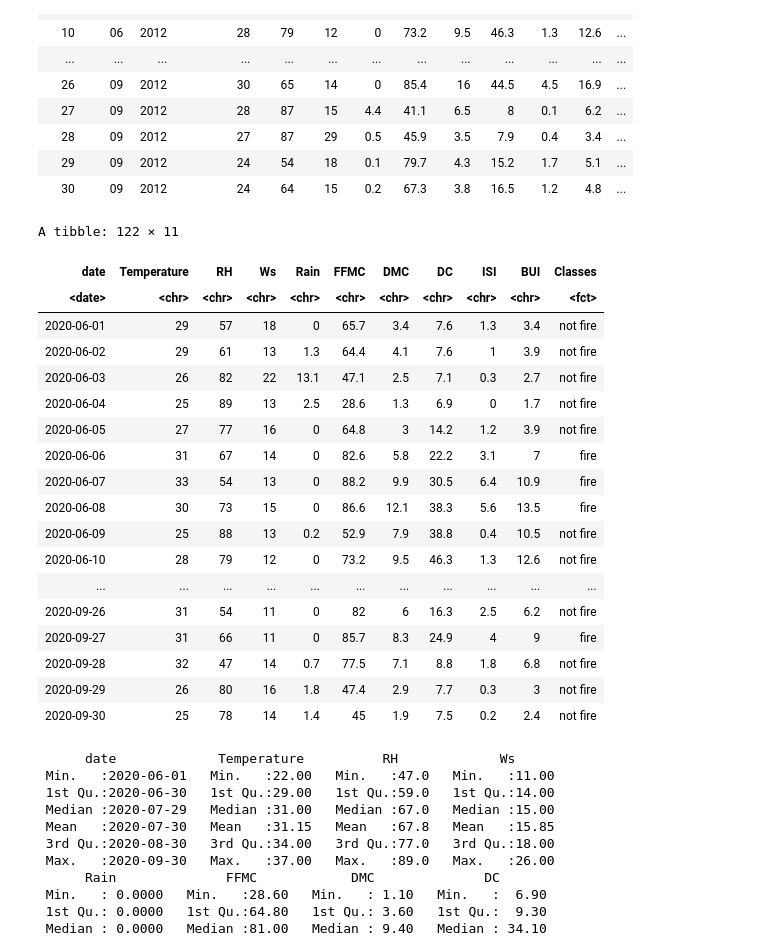
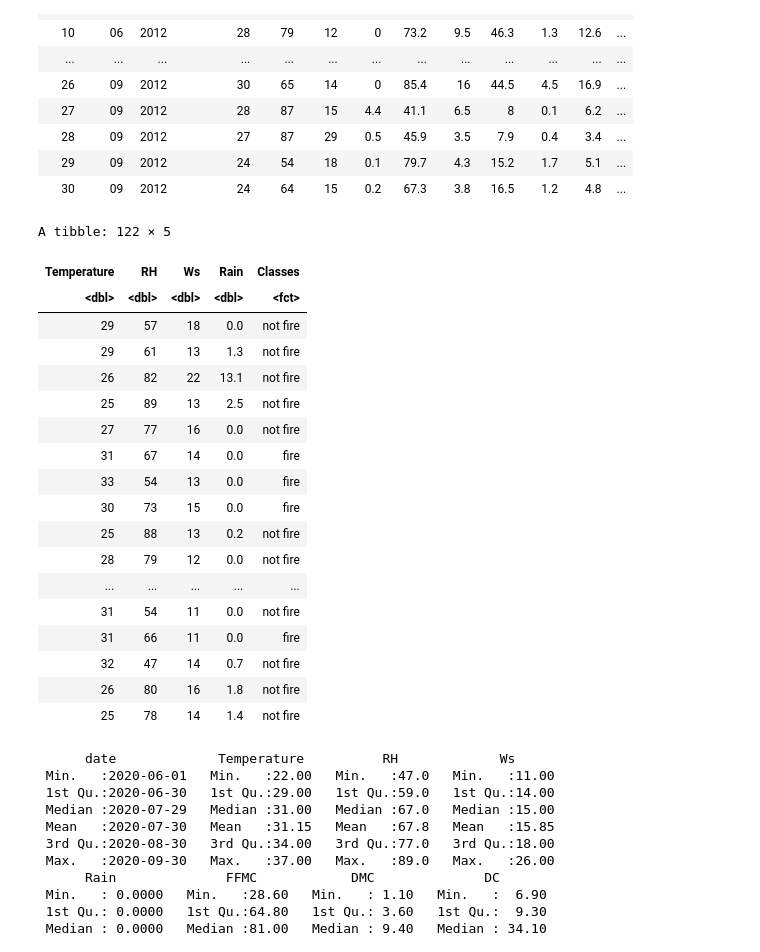
Before and after one commit to lufinot/DTSC-G18-V2, a Jupyter notebook: projectt.ipynb, the cells around one changed output. Cells and saved outputs as stored; diff of their text form; code cells hidden in the pictures.

```diff
--- a/projectt.ipynb
+++ b/projectt.ipynb
@@ -87,45 +87,43 @@ A spec_tbl_df: 246 × 14
 # %%
 #make class as factor. turn month day year into date.
 #select all columns except fwi, month, day year
 #re order columns so date first
 # take only rows from first region
 df <- fire_df %>%
-        mutate(Classes = as.factor(Classes), date = as.Date(paste(month, day, year, sep = "."), format = "%m.%d.%y")) %>%
-        select(-FWI, -month, -year, -day) %>%
-        select(date, everything()) %>%
+        mutate(Classes = as.factor(Classes)) %>%
+        select(Temperature, RH, Ws, Rain, Classes) %>%
         slice(1:122)
-df
 
 
 #make all rows except classes as numeric
-df[, 2:10] <- sapply(df[, 2:10] , as.numeric)
+df[, 1:4] <- sapply(df[, 1:4], as.numeric)
 
-
+df
 #splitting data into training and testing data sets
 set.seed(1)
 fire_split <- initial_split(df, prop = 0.75, strata = Classes)
 fire_train <- training(fire_split)
 fire_test <- testing(fire_split)
 # %% [output]
-A tibble: 122 × 11
+A tibble: 122 × 5
-| date | Temperature | RH | Ws | Rain | FFMC | DMC | DC | ISI | BUI | Classes |
-| <date> | <chr> | <chr> | <chr> | <chr> | <chr> | <chr> | <chr> | <chr> | <chr> | <fct> |
-| 2020-06-01 | 29 | 57 | 18 | 0 | 65.7 | 3.4 | 7.6 | 1.3 | 3.4 | not fire |
-| 2020-06-02 | 29 | 61 | 13 | 1.3 | 64.4 | 4.1 | 7.6 | 1 | 3.9 | not fire |
-| 2020-06-03 | 26 | 82 | 22 | 13.1 | 47.1 | 2.5 | 7.1 | 0.3 | 2.7 | not fire |
-| 2020-06-04 | 25 | 89 | 13 | 2.5 | 28.6 | 1.3 | 6.9 | 0 | 1.7 | not fire |
-| 2020-06-05 | 27 | 77 | 16 | 0 | 64.8 | 3 | 14.2 | 1.2 | 3.9 | not fire |
-| 2020-06-06 | 31 | 67 | 14 | 0 | 82.6 | 5.8 | 22.2 | 3.1 | 7 | fire |
-| 2020-06-07 | 33 | 54 | 13 | 0 | 88.2 | 9.9 | 30.5 | 6.4 | 10.9 | fire |
-| 2020-06-08 | 30 | 73 | 15 | 0 | 86.6 | 12.1 | 38.3 | 5.6 | 13.5 | fire |
-| 2020-06-09 | 25 | 88 | 13 | 0.2 | 52.9 | 7.9 | 38.8 | 0.4 | 10.5 | not fire |
-| 2020-06-10 | 28 | 79 | 12 | 0 | 73.2 | 9.5 | 46.3 | 1.3 | 12.6 | not fire |
-| ... | ... | ... | ... | ... | ... | ... | ... | ... | ... | ... |
-| 2020-09-26 | 31 | 54 | 11 | 0 | 82 | 6 | 16.3 | 2.5 | 6.2 | not fire |
-| 2020-09-27 | 31 | 66 | 11 | 0 | 85.7 | 8.3 | 24.9 | 4 | 9 | fire |
-| 2020-09-28 | 32 | 47 | 14 | 0.7 | 77.5 | 7.1 | 8.8 | 1.8 | 6.8 | not fire |
-| 2020-09-29 | 26 | 80 | 16 | 1.8 | 47.4 | 2.9 | 7.7 | 0.3 | 3 | not fire |
-| 2020-09-30 | 25 | 78 | 14 | 1.4 | 45 | 1.9 | 7.5 | 0.2 | 2.4 | not fire |
+| Temperature | RH | Ws | Rain | Classes |
+| <dbl> | <dbl> | <dbl> | <dbl> | <fct> |
+| 29 | 57 | 18 | 0.0 | not fire |
+| 29 | 61 | 13 | 1.3 | not fire |
+| 26 | 82 | 22 | 13.1 | not fire |
+| 25 | 89 | 13 | 2.5 | not fire |
+| 27 | 77 | 16 | 0.0 | not fire |
+| 31 | 67 | 14 | 0.0 | fire |
+| 33 | 54 | 13 | 0.0 | fire |
+| 30 | 73 | 15 | 0.0 | fire |
+| 25 | 88 | 13 | 0.2 | not fire |
+| 28 | 79 | 12 | 0.0 | not fire |
+| ... | ... | ... | ... | ... |
+| 31 | 54 | 11 | 0.0 | not fire |
+| 31 | 66 | 11 | 0.0 | fire |
+| 32 | 47 | 14 | 0.7 | not fire |
+| 26 | 80 | 16 | 1.8 | not fire |
+| 25 | 78 | 14 | 1.4 | not fire |
 # %%
 #creating a summary of the training data because it allows us to see the ranges of distribution of each of our attributes
 summary(fire_train)
```
